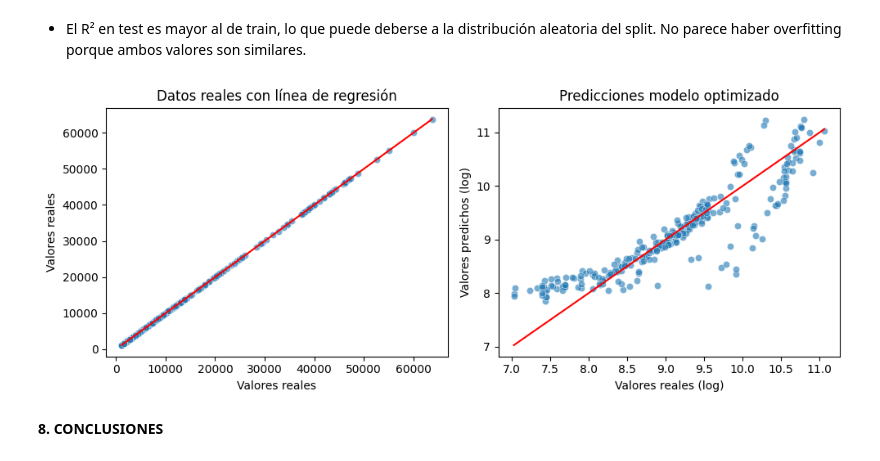
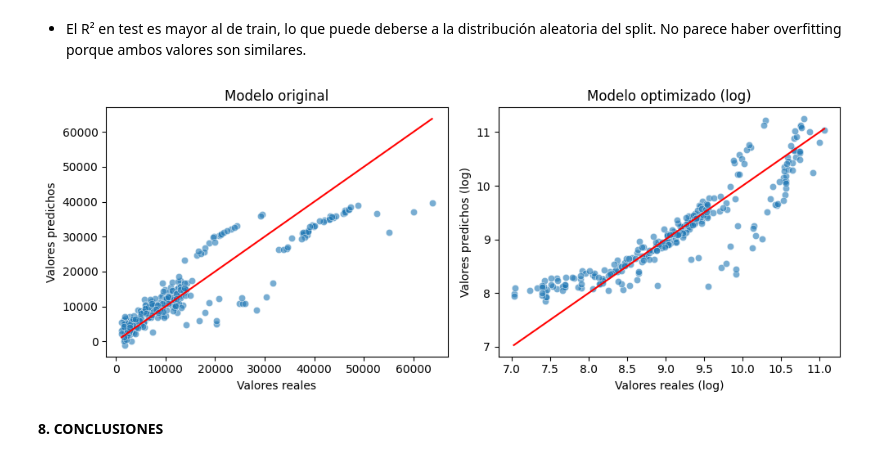
Before and after one commit to 4GeeksAcademy/alemantellini-machine-learning, a Jupyter notebook: src/02-linear-regression-medical-insurance-cost.ipynb, the cells around one changed output. Cells and saved outputs as stored; diff of their text form; code cells hidden in the pictures.

```diff
--- a/src/02-linear-regression-medical-insurance-cost.ipynb
+++ b/src/02-linear-regression-medical-insurance-cost.ipynb
@@ -448,27 +448,27 @@ RMSE Test:  0.4202
 # %%
 # COMPARO EL VALOR PREDICHO VS EL VALOR REAL
 fig, axis = plt.subplots(1, 2, figsize=(10, 4))
 
-# DATOS REALES (modelo original)
-sns.scatterplot(ax=axis[0], x=y_test, y=y_test, alpha=0.6)
+# MODELO ORIGINAL
+sns.scatterplot(ax=axis[0], x=y_test, y=model.predict(X_test), alpha=0.6)
 sns.lineplot(ax=axis[0], x=[y_test.min(), y_test.max()],
              y=[y_test.min(), y_test.max()], color='red')
-axis[0].set_title("Datos reales con línea de regresión")
+axis[0].set_title("Modelo original")
 axis[0].set_xlabel("Valores reales")
-axis[0].set_ylabel("Valores reales")
+axis[0].set_ylabel("Valores predichos")
 
-# PREDICCIONES (modelo optimizado con log)
+# MODELO OPTIMIZADO (con log)
 sns.scatterplot(ax=axis[1], x=y_test2, y=y_pred2, alpha=0.6)
 sns.lineplot(ax=axis[1], x=[y_test2.min(), y_test2.max()],
              y=[y_test2.min(), y_test2.max()], color='red')
-axis[1].set_title("Predicciones modelo optimizado")
+axis[1].set_title("Modelo optimizado (log)")
 axis[1].set_xlabel("Valores reales (log)")
 axis[1].set_ylabel("Valores predichos (log)")
 
 plt.tight_layout()
 plt.show()
 # %% [output]
-[figure, old version]
+[figure, new version]
 # %% [markdown]
 **8. CONCLUSIONES**
 # %% [markdown]
```
Also changed, not shown: 1 other file.
